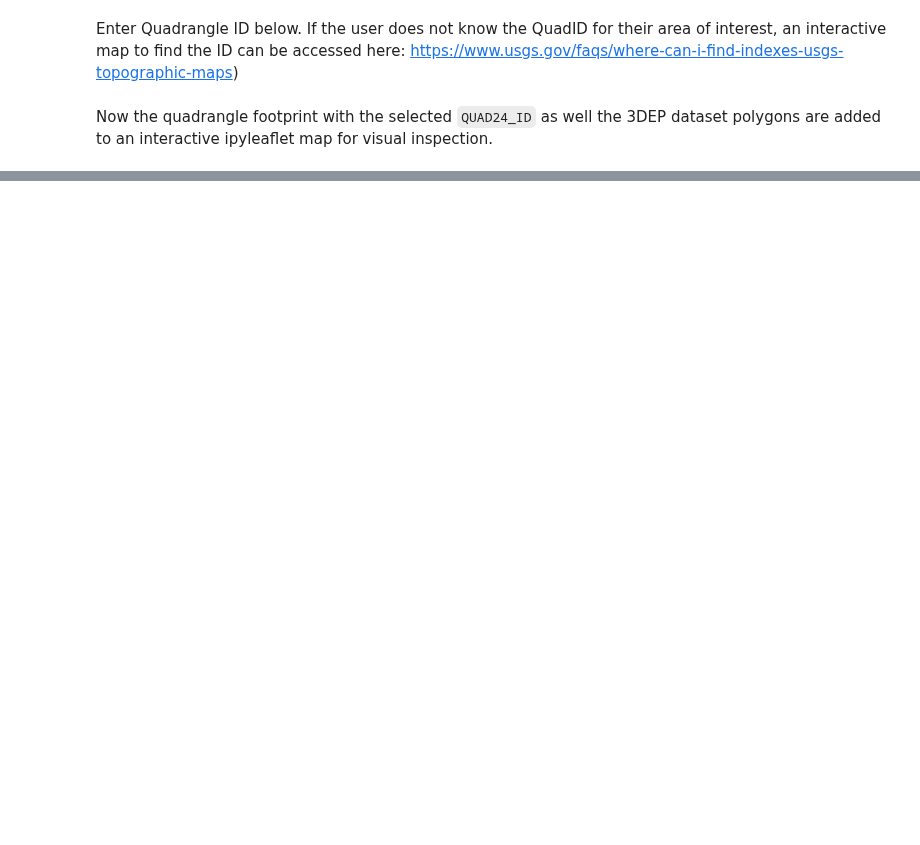
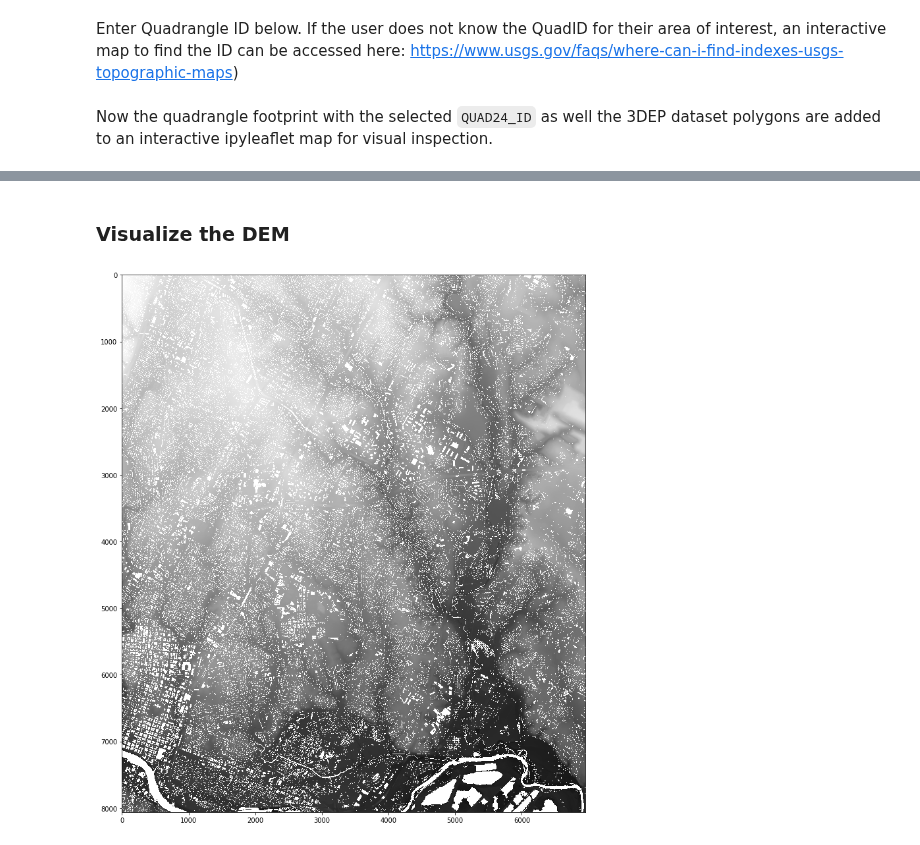
Before and after one commit to cmspeed/OT_3DEP_Workflows, a Jupyter notebook: notebooks/Programmatically_accessing_3DEP_data_using_USGS_7.5_Quadrangles.ipynb, the cells around one changed output, grey strips where cells are left out. Cells and saved outputs as stored; diff of their text form; code cells hidden in the pictures; blank space fills up the shorter version.

```diff
--- a/notebooks/Programmatically_accessing_3DEP_data_using_USGS_7.5_Quadrangles.ipynb
+++ b/notebooks/Programmatically_accessing_3DEP_data_using_USGS_7.5_Quadrangles.ipynb
@@ -357,0 +623,9 @@ intersecting_quads_3DEP
+# %%
+dem_resolution = 2.0
+dirname = '/Users/cole/Dropbox/unavco/project/ot_repo/OT_3DEP_Workflows/notebooks/quad_tests/dems/'
+dem_pipeline = make_DEM_pipeline(user_quad_geom_EPSG3857, usgs_3dep_dataset, pointcloud_resolution, dem_resolution,
+                                 filterNoise = True, reclassify = False, savePointCloud = False, pc_outName = '',
+                                 pc_outType = '', demType = 'dtm', dem_outName = dirname+'quad35000_2m_dtm',
+                                 dem_outExt = 'tif', driver = "GTiff")
+
+dem_pipeline = pdal.Pipeline(json.dumps(dem_pipeline))
@@ -357,0 +639,25 @@ intersecting_quads_3DEP
+# %% [markdown]
+### Visualize the DEM
+# %%
+dem_outName = dirname+'quad35000_2m_dtm'
+dem_outExt = 'tif'
+filename = dem_outName+'.'+dem_outExt
+gdal_data = gdal.Open(filename)
+gdal_band = gdal_data.GetRasterBand(1)
+nodataval = gdal_band.GetNoDataValue()
+
+# convert to a numpy array
+data_array = gdal_data.ReadAsArray().astype(float)
+data_array
+
+# replace missing values if necessary
+if np.any(data_array == nodataval):
+    data_array[data_array == nodataval] = np.nan
+# %%
+fig,ax = plt.subplots(figsize = (15,15))
+masked_array = np.ma.array (data_array, mask=np.isnan(data_array))
+cmap = matplotlib.cm.get_cmap("Greys").copy()
+cmap.set_bad('white',1.)
+ax.imshow(masked_array, interpolation='nearest', cmap='Greys_r');
+# %% [output]
+[figure, added]
```
Also changed, not shown: parts of 55 cells of this notebook, 1 other file.
